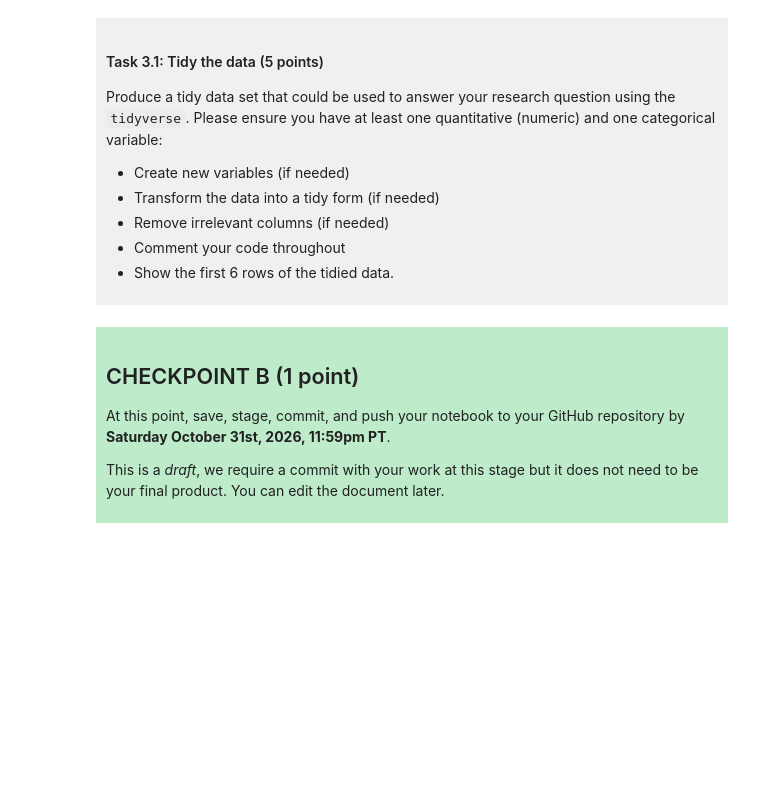
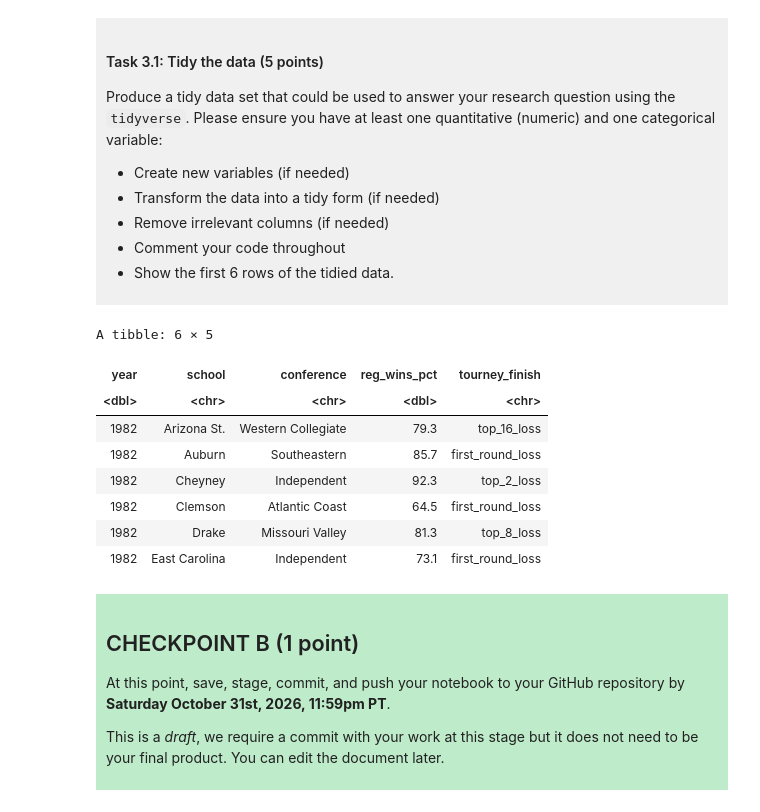
Before and after one commit to jchen007-ubc/dsci-100-project-jeanne-chen, a Jupyter notebook: dsci-100-project-notebook.ipynb, the cells around one changed output. Drawn from its saved outputs; the diff is of its cells as text; code cells hidden in the pictures; blank space fills up the shorter version.

Commit message:
Tidied data, selected relevant columns only.

```diff
--- a/dsci-100-project-notebook.ipynb
+++ b/dsci-100-project-notebook.ipynb
@@ -211,7 +221,22 @@ Produce a tidy data set that could be used to answer your research question usin
 
 </div>
 # %%
-### EDIT THIS CODE CELL ###
+#Need at least school, reg_wins_pct (predictor variable), tourney_finish (target varible).
+#Year and conference could be useful if I want to further specify my question toward a specific year or conference.
+
+basketball_tidy <- basketball|>
+    select(year, school, conference, reg_wins_pct, tourney_finish)
+head(basketball_tidy, n=6)
+# %% [output]
+A tibble: 6 × 5
+| year | school | conference | reg_wins_pct | tourney_finish |
+| <dbl> | <chr> | <chr> | <dbl> | <chr> |
+| 1982 | Arizona St. | Western Collegiate | 79.3 | top_16_loss |
+| 1982 | Auburn | Southeastern | 85.7 | first_round_loss |
+| 1982 | Cheyney | Independent | 92.3 | top_2_loss |
+| 1982 | Clemson | Atlantic Coast | 64.5 | first_round_loss |
+| 1982 | Drake | Missouri Valley | 81.3 | top_8_loss |
+| 1982 | East Carolina | Independent | 73.1 | first_round_loss |
 # %% [markdown]
 <div style="background-color: #beebca; padding: 10px;">
 
```
Also changed, not shown: parts of 1 cell of this notebook.
